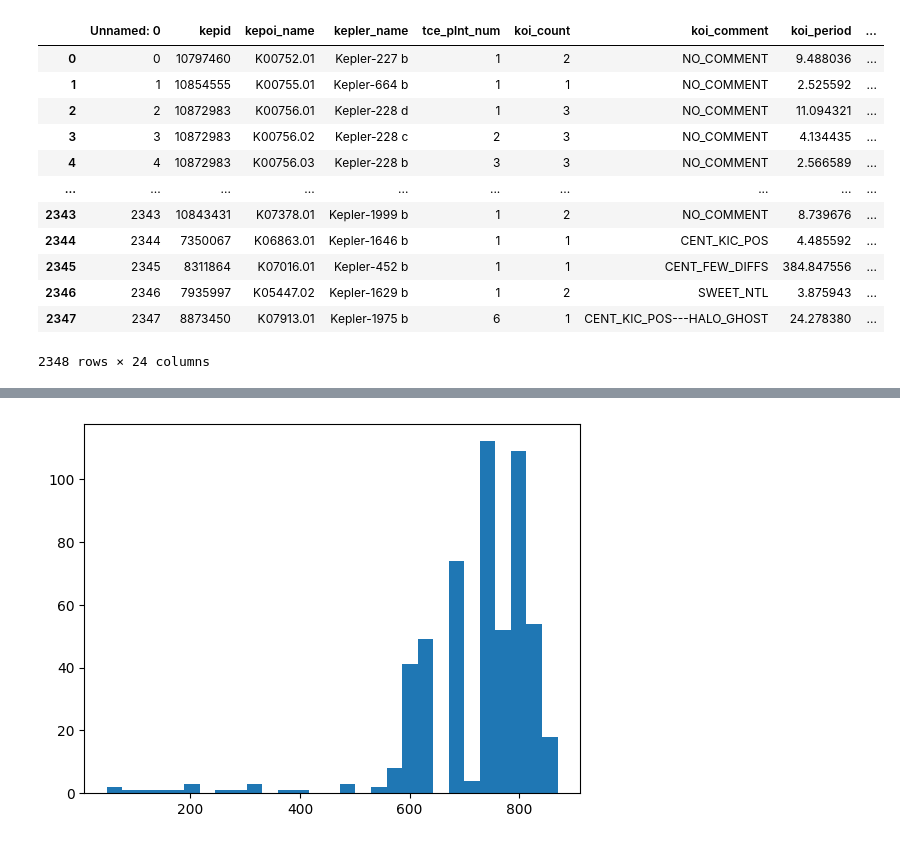
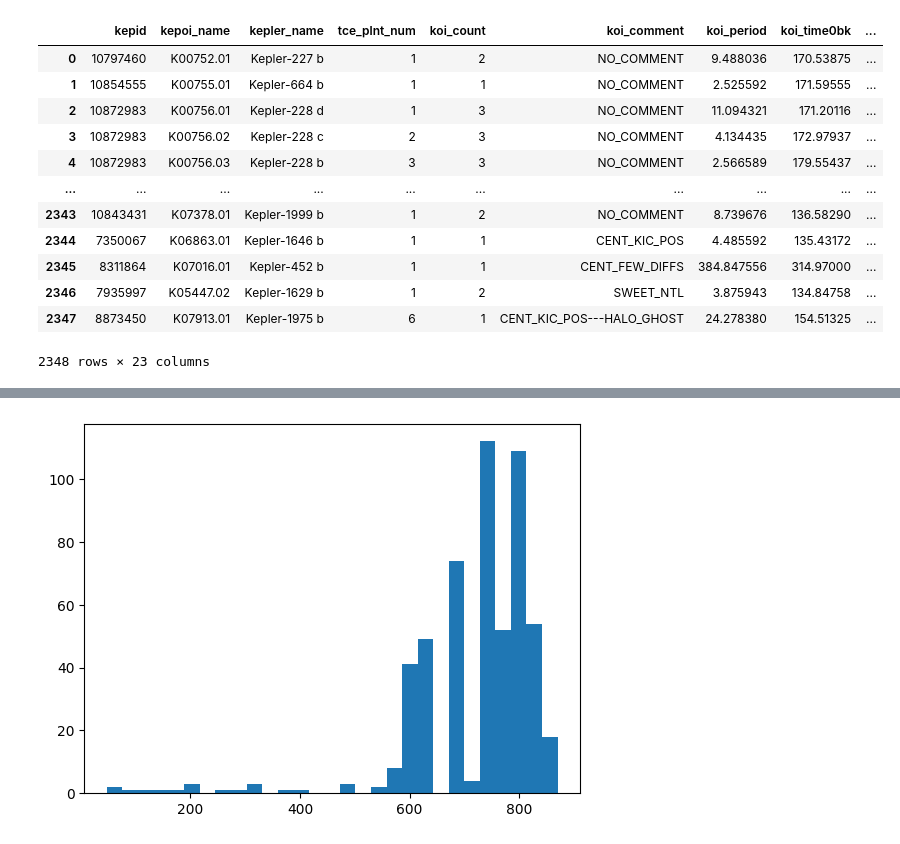
Before and after one commit to charliedavenport/exoplanet-hunting-ml, a Jupyter notebook: src/notebooks/download_kepler_lightcurves.ipynb, the cells around one changed output, grey strips where cells are left out. Drawn from its saved outputs; the diff is of its cells as text; code cells hidden in the pictures.

```diff
--- a/src/notebooks/download_kepler_lightcurves.ipynb
+++ b/src/notebooks/download_kepler_lightcurves.ipynb
@@ -12,26 +12,26 @@ from src.dataPipeline import download_light_curves as dl
 import lightkurve as lk
 from astropy.time import Time
 # %%
-kep_meta = pd.read_csv("../../kepler-data/kepler_metadata.csv")
+kep_meta = pd.read_csv("../../kepler-data/kepler_metadata.csv", index_col=0)
 # kep_meta = kep_meta[kep_meta["kepid"].isin([10748390, 11853905, 8191672,  10874614])].reset_index()
 # kep_meta.sort_values(by=["kepid"])
 # kep_dupes = kep_meta.duplicated(subset=["kepler_name"])
 # kep_dupes[kep_dupes == True]
 kep_meta
 # %% [output]
-|  | Unnamed: 0 | kepid | kepoi_name | kepler_name | tce_plnt_num | koi_count | koi_comment | koi_period | ... |
-| 0 | 0 | 10797460 | K00752.01 | Kepler-227 b | 1 | 2 | NO_COMMENT | 9.488036 | ... |
-| 1 | 1 | 10854555 | K00755.01 | Kepler-664 b | 1 | 1 | NO_COMMENT | 2.525592 | ... |
-| 2 | 2 | 10872983 | K00756.01 | Kepler-228 d | 1 | 3 | NO_COMMENT | 11.094321 | ... |
-| 3 | 3 | 10872983 | K00756.02 | Kepler-228 c | 2 | 3 | NO_COMMENT | 4.134435 | ... |
-| 4 | 4 | 10872983 | K00756.03 | Kepler-228 b | 3 | 3 | NO_COMMENT | 2.566589 | ... |
+|  | kepid | kepoi_name | kepler_name | tce_plnt_num | koi_count | koi_comment | koi_period | koi_time0bk | ... |
+| 0 | 10797460 | K00752.01 | Kepler-227 b | 1 | 2 | NO_COMMENT | 9.488036 | 170.53875 | ... |
+| 1 | 10854555 | K00755.01 | Kepler-664 b | 1 | 1 | NO_COMMENT | 2.525592 | 171.59555 | ... |
+| 2 | 10872983 | K00756.01 | Kepler-228 d | 1 | 3 | NO_COMMENT | 11.094321 | 171.20116 | ... |
+| 3 | 10872983 | K00756.02 | Kepler-228 c | 2 | 3 | NO_COMMENT | 4.134435 | 172.97937 | ... |
+| 4 | 10872983 | K00756.03 | Kepler-228 b | 3 | 3 | NO_COMMENT | 2.566589 | 179.55437 | ... |
 | ... | ... | ... | ... | ... | ... | ... | ... | ... | ... |
-| 2343 | 2343 | 10843431 | K07378.01 | Kepler-1999 b | 1 | 2 | NO_COMMENT | 8.739676 | ... |
-| 2344 | 2344 | 7350067 | K06863.01 | Kepler-1646 b | 1 | 1 | CENT_KIC_POS | 4.485592 | ... |
-| 2345 | 2345 | 8311864 | K07016.01 | Kepler-452 b | 1 | 1 | CENT_FEW_DIFFS | 384.847556 | ... |
-| 2346 | 2346 | 7935997 | K05447.02 | Kepler-1629 b | 1 | 2 | SWEET_NTL | 3.875943 | ... |
-| 2347 | 2347 | 8873450 | K07913.01 | Kepler-1975 b | 6 | 1 | CENT_KIC_POS---HALO_GHOST | 24.278380 | ... |
+| 2343 | 10843431 | K07378.01 | Kepler-1999 b | 1 | 2 | NO_COMMENT | 8.739676 | 136.58290 | ... |
+| 2344 | 7350067 | K06863.01 | Kepler-1646 b | 1 | 1 | CENT_KIC_POS | 4.485592 | 135.43172 | ... |
+| 2345 | 8311864 | K07016.01 | Kepler-452 b | 1 | 1 | CENT_FEW_DIFFS | 384.847556 | 314.97000 | ... |
+| 2346 | 7935997 | K05447.02 | Kepler-1629 b | 1 | 2 | SWEET_NTL | 3.875943 | 134.84758 | ... |
+| 2347 | 8873450 | K07913.01 | Kepler-1975 b | 6 | 1 | CENT_KIC_POS---HALO_GHOST | 24.278380 | 154.51325 | ... |
-2348 rows × 24 columns
+2348 rows × 23 columns
 # %%
 lc_folder = "../../kepler-data/light-curves"
 
```
Also changed, not shown: parts of 5 cells of this notebook, 2 other files.
